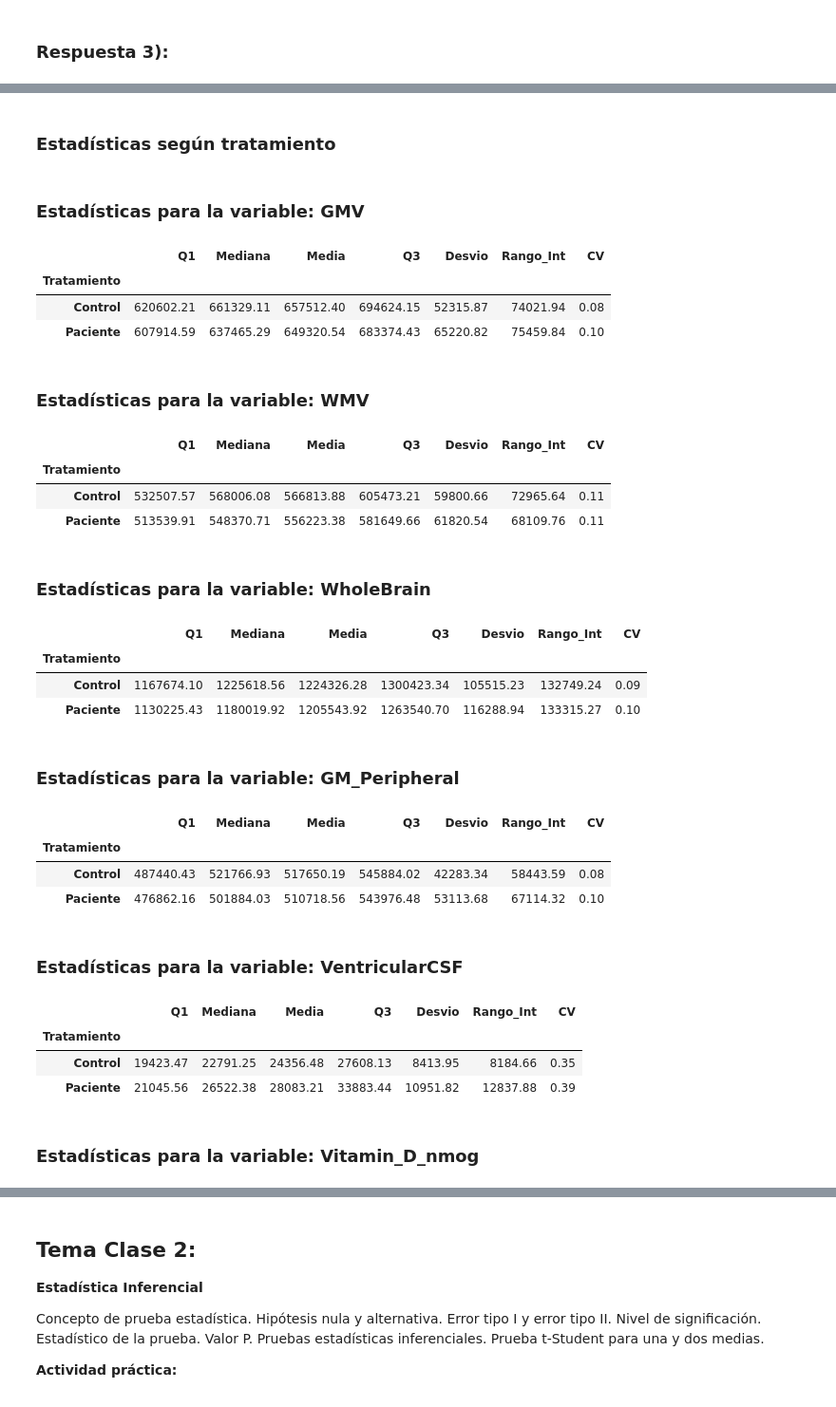
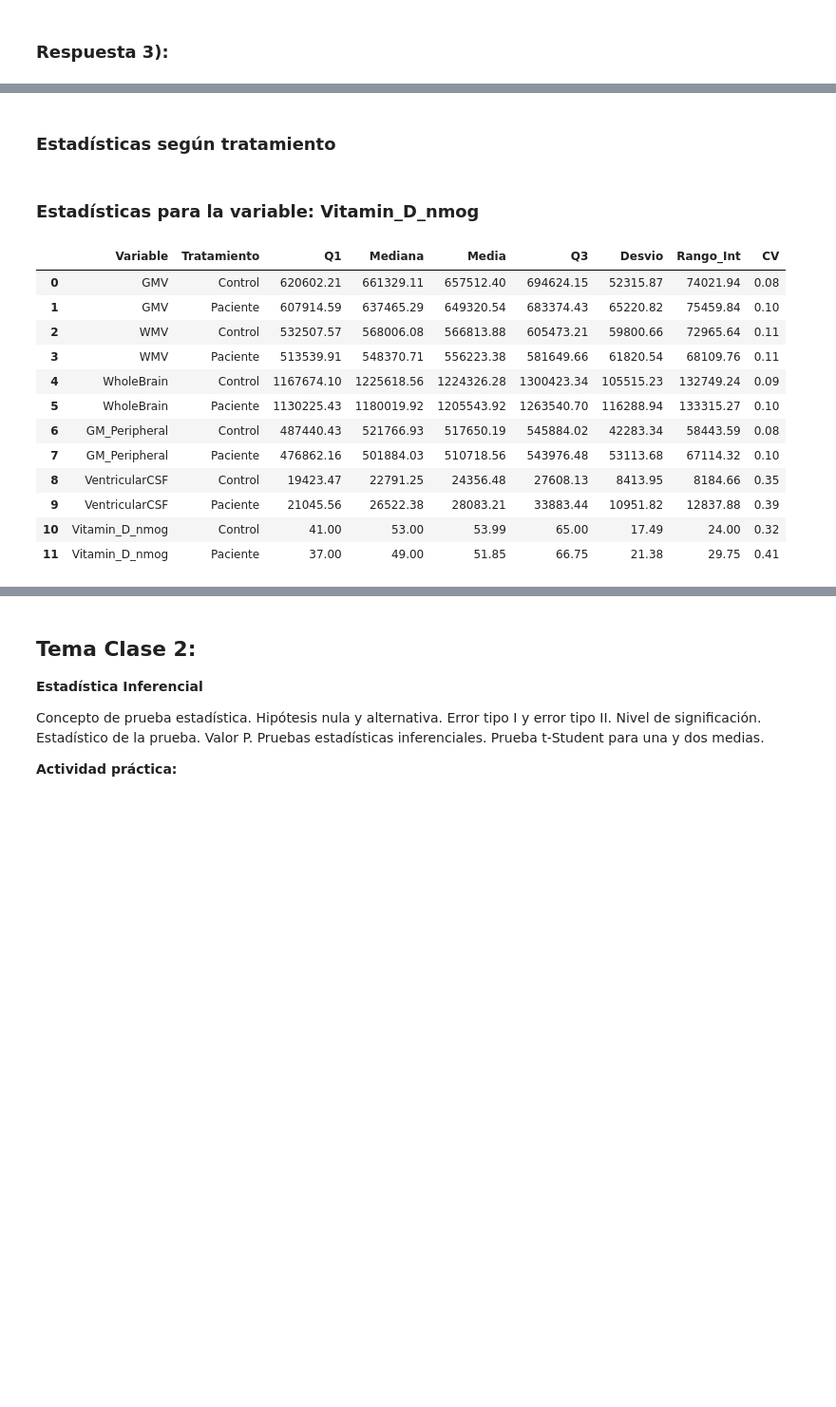
Before and after one commit to xlisouski/Neurociencia, a Jupyter notebook: TP_Unidad1_XimenaLisouski.ipynb, the cells around one changed output, grey strips where cells are left out. Shown at 95% size. Cells and saved outputs as stored; diff of their text form; code cells hidden in the pictures; blank space fills up the shorter version.

```diff
--- a/TP_Unidad1_XimenaLisouski.ipynb
+++ b/TP_Unidad1_XimenaLisouski.ipynb
@@ -432,48 +432,42 @@ resumen_t
 | 5 | Vitamin_D_nmog | 40.0 | 52.0 | 53.03 | 66.0 | 19.30 | 26.0 | 0.36 | 0.39 | -0.08 |
 # %%
 variables_num = ['GMV', 'WMV', 'WholeBrain', 'GM_Peripheral', 'VentricularCSF','Vitamin_D_nmog']
+resumen_t = pd.DataFrame(columns=['Variable','Tratamiento','Q1','Mediana','Media','Q3','Desvio','Rango_Int','CV'])
 
 display(Markdown(f"### **Estadísticas según tratamiento**"))
 
 for variable_num in variables_num:
 
-    agrupaciones = df.groupby(['Tratamiento']).agg(
+    df['Variable'] = variable_num
+    agrupaciones = df.groupby(['Variable','Tratamiento']).agg(
+            Q1 =(variable_num, lambda x: x.quantile(0.25)),
+            Mediana = (variable_num, 'median'),
+            Media = (variable_num, 'mean'),
+            Q3=(variable_num, lambda x: x.quantile(0.75)),
+            Desvio = (variable_num, 'std'),
+            Rango_Int=(variable_num, lambda x: x.quantile(0.75) - x.quantile(0.25))
+            )
+    agrupaciones['CV'] = agrupaciones['Desvio'] / agrupaciones['Media']
+    agrupaciones = pd.DataFrame(agrupaciones.reset_index())
+    resumen_t =  pd.concat([resumen_t, agrupaciones], axis=0, ignore_index=True)
 
-        Q1 =(variable_num, lambda x: x.quantile(0.25)),
-        Mediana = (variable_num, 'median'),
-        Media = (variable_num, 'mean'),
-        Q3=(variable_num, lambda x: x.quantile(0.75)),
-        Desvio = (variable_num, 'std'),
-        Rango_Int=(variable_num, lambda x: x.quantile(0.75) - x.quantile(0.25))
-        )
-    agrupaciones['CV'] = agrupaciones['Desvio'] / agrupaciones['Media']
-    display(Markdown(f"### Estadísticas para la variable: **{variable_num}**"))
-    display(agrupaciones.round(2))
+
+display(Markdown(f"### Estadísticas para las variables numéricas según tratamiento**"))
+display(resumen_t.round(2))
+df = df.drop('Variable', axis=1)
 # %% [output]
 ### **Estadísticas según tratamiento**
-### Estadísticas para la variable: **GMV**
+### Estadísticas para la variable: **Vitamin_D_nmog**
-|  | Q1 | Mediana | Media | Q3 | Desvio | Rango_Int | CV |
-| Tratamiento |  |  |  |  |  |  |  |
-| Control | 620602.21 | 661329.11 | 657512.40 | 694624.15 | 52315.87 | 74021.94 | 0.08 |
-| Paciente | 607914.59 | 637465.29 | 649320.54 | 683374.43 | 65220.82 | 75459.84 | 0.10 |
+|  | Variable | Tratamiento | Q1 | Mediana | Media | Q3 | Desvio | Rango_Int | CV |
+| 0 | GMV | Control | 620602.21 | 661329.11 | 657512.40 | 694624.15 | 52315.87 | 74021.94 | 0.08 |
+| 1 | GMV | Paciente | 607914.59 | 637465.29 | 649320.54 | 683374.43 | 65220.82 | 75459.84 | 0.10 |
+| 2 | WMV | Control | 532507.57 | 568006.08 | 566813.88 | 605473.21 | 59800.66 | 72965.64 | 0.11 |
+| 3 | WMV | Paciente | 513539.91 | 548370.71 | 556223.38 | 581649.66 | 61820.54 | 68109.76 | 0.11 |
+| 4 | WholeBrain | Control | 1167674.10 | 1225618.56 | 1224326.28 | 1300423.34 | 105515.23 | 132749.24 | 0.09 |
+| 5 | WholeBrain | Paciente | 1130225.43 | 1180019.92 | 1205543.92 | 1263540.70 | 116288.94 | 133315.27 | 0.10 |
+| 6 | GM_Peripheral | Control | 487440.43 | 521766.93 | 517650.19 | 545884.02 | 42283.34 | 58443.59 | 0.08 |
+| 7 | GM_Peripheral | Paciente | 476862.16 | 501884.03 | 510718.56 | 543976.48 | 53113.68 | 67114.32 | 0.10 |
+| 8 | VentricularCSF | Control | 19423.47 | 22791.25 | 24356.48 | 27608.13 | 8413.95 | 8184.66 | 0.35 |
+| 9 | VentricularCSF | Paciente | 21045.56 | 26522.38 | 28083.21 | 33883.44 | 10951.82 | 12837.88 | 0.39 |
+| 10 | Vitamin_D_nmog | Control | 41.00 | 53.00 | 53.99 | 65.00 | 17.49 | 24.00 | 0.32 |
+| 11 | Vitamin_D_nmog | Paciente | 37.00 | 49.00 | 51.85 | 66.75 | 21.38 | 29.75 | 0.41 |
-### Estadísticas para la variable: **WMV**
-|  | Q1 | Mediana | Media | Q3 | Desvio | Rango_Int | CV |
-| Tratamiento |  |  |  |  |  |  |  |
-| Control | 532507.57 | 568006.08 | 566813.88 | 605473.21 | 59800.66 | 72965.64 | 0.11 |
-| Paciente | 513539.91 | 548370.71 | 556223.38 | 581649.66 | 61820.54 | 68109.76 | 0.11 |
-### Estadísticas para la variable: **WholeBrain**
-|  | Q1 | Mediana | Media | Q3 | Desvio | Rango_Int | CV |
-| Tratamiento |  |  |  |  |  |  |  |
-| Control | 1167674.10 | 1225618.56 | 1224326.28 | 1300423.34 | 105515.23 | 132749.24 | 0.09 |
-| Paciente | 1130225.43 | 1180019.92 | 1205543.92 | 1263540.70 | 116288.94 | 133315.27 | 0.10 |
-### Estadísticas para la variable: **GM_Peripheral**
-|  | Q1 | Mediana | Media | Q3 | Desvio | Rango_Int | CV |
-| Tratamiento |  |  |  |  |  |  |  |
-| Control | 487440.43 | 521766.93 | 517650.19 | 545884.02 | 42283.34 | 58443.59 | 0.08 |
-| Paciente | 476862.16 | 501884.03 | 510718.56 | 543976.48 | 53113.68 | 67114.32 | 0.10 |
-### Estadísticas para la variable: **VentricularCSF**
-|  | Q1 | Mediana | Media | Q3 | Desvio | Rango_Int | CV |
-| Tratamiento |  |  |  |  |  |  |  |
-| Control | 19423.47 | 22791.25 | 24356.48 | 27608.13 | 8413.95 | 8184.66 | 0.35 |
-| Paciente | 21045.56 | 26522.38 | 28083.21 | 33883.44 | 10951.82 | 12837.88 | 0.39 |
-### Estadísticas para la variable: **Vitamin_D_nmog**
```
Also changed, not shown: parts of 1 cell of this notebook.
